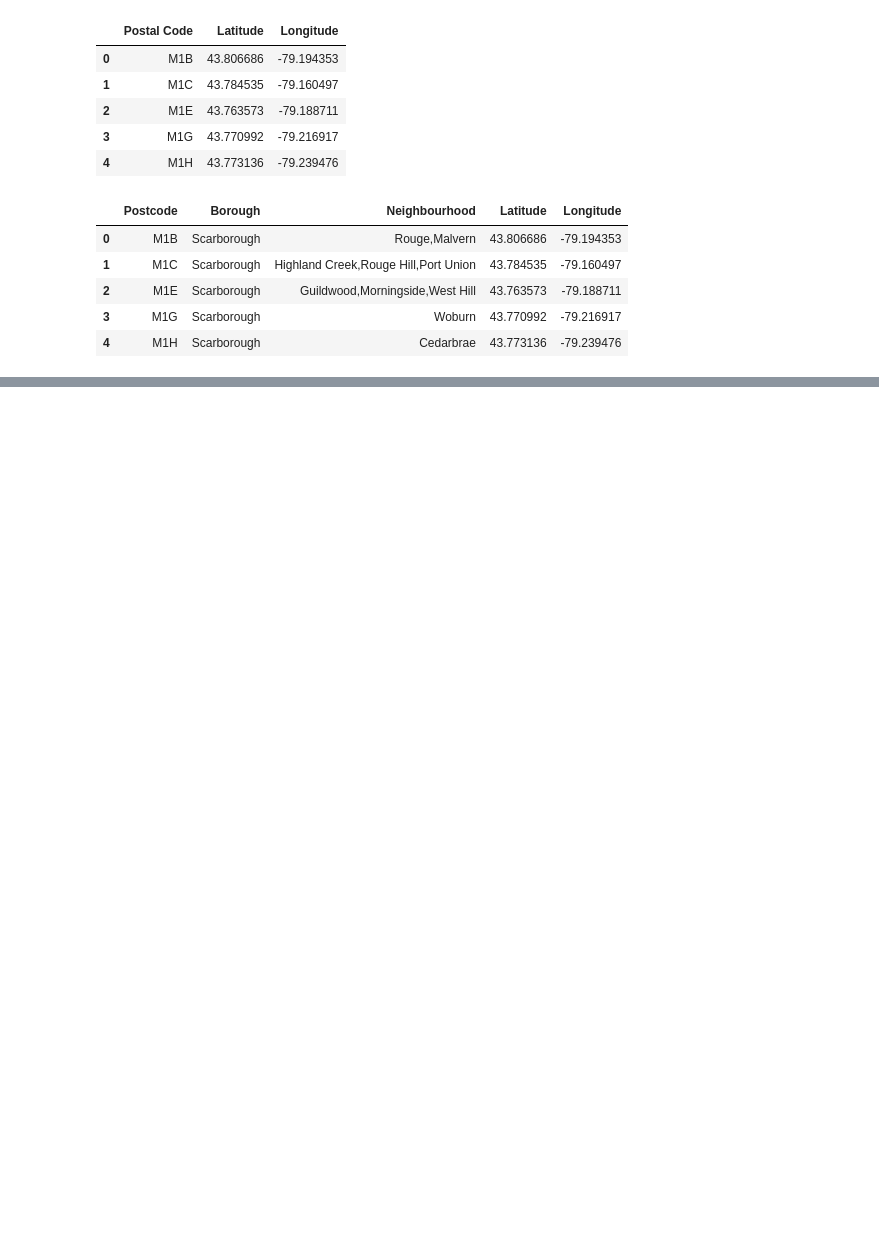
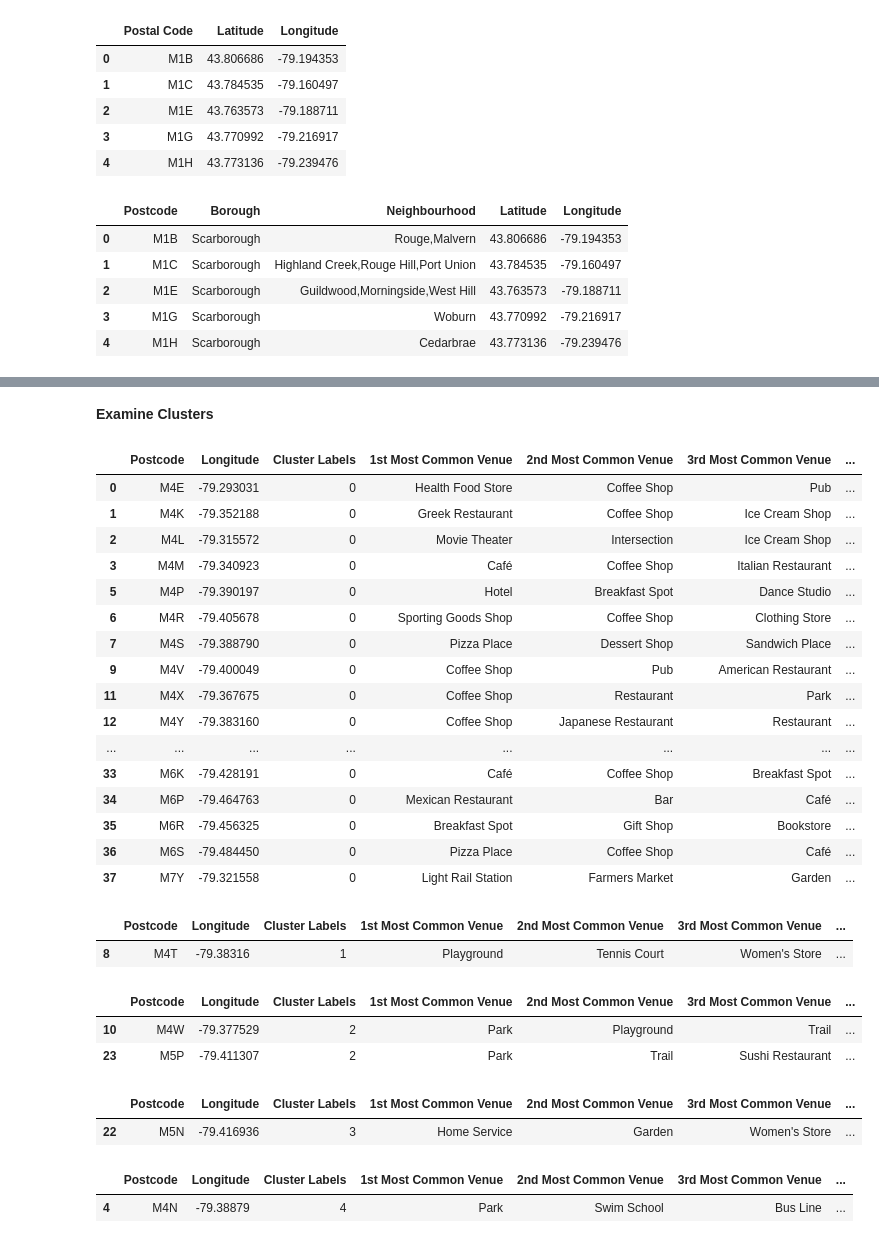
Before and after one commit to amit58/Coursera_Capstone, a Jupyter notebook: assignment.ipynb, the cells around one changed output, grey strips where cells are left out. Saved outputs shown, nothing was run; the diff lists cells and outputs as text; code cells hidden in the pictures; blank space fills up the shorter version.

```diff
--- a/assignment.ipynb
+++ b/assignment.ipynb
@@ -86,0 +459,27 @@ df.head()
+# %%
+def return_most_common_venues(row, num_top_venues):
+    row_categories = row.iloc[1:]
+    row_categories_sorted = row_categories.sort_values(ascending=False)
+
+    return row_categories_sorted.index.values[0:num_top_venues]
+# %%
+num_top_venues = 10
+
+indicators = ['st', 'nd', 'rd']
+
+# create columns according to number of top venues
+columns = ['Neighborhood']
+for ind in np.arange(num_top_venues):
+    try:
+        columns.append('{}{} Most Common Venue'.format(ind+1, indicators[ind]))
+    except:
+        columns.append('{}th Most Common Venue'.format(ind+1))
+
+# create a new dataframe
+neighborhoods_venues_sorted = pd.DataFrame(columns=columns)
+neighborhoods_venues_sorted['Neighborhood'] = toronto_grouped['Neighborhood']
+
+for ind in np.arange(toronto_grouped.shape[0]):
+    neighborhoods_venues_sorted.iloc[ind, 1:] = return_most_common_venues(toronto_grouped.iloc[ind, :], num_top_venues)
+
+neighborhoods_venues_sorted.head()
@@ -86,0 +508,5 @@ df.head()
+# %%
+# merge toronto_grouped with toronto_data to add latitude/longitude for each neighborhood
+toronto_merged = toronto_merged.join(neighborhoods_venues_sorted.set_index('Neighborhood'), on='Neighbourhood')
+
+toronto_merged.head() # check the last columns!
@@ -86,0 +548,43 @@ df.head()
+# %% [markdown]
+**Examine Clusters**
+# %%
+toronto_merged.loc[toronto_merged['Cluster Labels'] == 0, toronto_merged.columns[[1] + list(range(5, toronto_merged.shape[1]))]]
+# %% [output]
+|  | Postcode | Longitude | Cluster Labels | 1st Most Common Venue | 2nd Most Common Venue | 3rd Most Common Venue | ... |
+| 0 | M4E | -79.293031 | 0 | Health Food Store | Coffee Shop | Pub | ... |
+| 1 | M4K | -79.352188 | 0 | Greek Restaurant | Coffee Shop | Ice Cream Shop | ... |
+| 2 | M4L | -79.315572 | 0 | Movie Theater | Intersection | Ice Cream Shop | ... |
+| 3 | M4M | -79.340923 | 0 | Café | Coffee Shop | Italian Restaurant | ... |
+| 5 | M4P | -79.390197 | 0 | Hotel | Breakfast Spot | Dance Studio | ... |
+| 6 | M4R | -79.405678 | 0 | Sporting Goods Shop | Coffee Shop | Clothing Store | ... |
+| 7 | M4S | -79.388790 | 0 | Pizza Place | Dessert Shop | Sandwich Place | ... |
+| 9 | M4V | -79.400049 | 0 | Coffee Shop | Pub | American Restaurant | ... |
+| 11 | M4X | -79.367675 | 0 | Coffee Shop | Restaurant | Park | ... |
+| 12 | M4Y | -79.383160 | 0 | Coffee Shop | Japanese Restaurant | Restaurant | ... |
+| ... | ... | ... | ... | ... | ... | ... | ... |
+| 33 | M6K | -79.428191 | 0 | Café | Coffee Shop | Breakfast Spot | ... |
+| 34 | M6P | -79.464763 | 0 | Mexican Restaurant | Bar | Café | ... |
+| 35 | M6R | -79.456325 | 0 | Breakfast Spot | Gift Shop | Bookstore | ... |
+| 36 | M6S | -79.484450 | 0 | Pizza Place | Coffee Shop | Café | ... |
+| 37 | M7Y | -79.321558 | 0 | Light Rail Station | Farmers Market | Garden | ... |
+# %%
+toronto_merged.loc[toronto_merged['Cluster Labels'] == 1, toronto_merged.columns[[1] + list(range(5, toronto_merged.shape[1]))]]
+# %% [output]
+|  | Postcode | Longitude | Cluster Labels | 1st Most Common Venue | 2nd Most Common Venue | 3rd Most Common Venue | ... |
+| 8 | M4T | -79.38316 | 1 | Playground | Tennis Court | Women's Store | ... |
+# %%
+toronto_merged.loc[toronto_merged['Cluster Labels'] == 2, toronto_merged.columns[[1] + list(range(5, toronto_merged.shape[1]))]]
+# %% [output]
+|  | Postcode | Longitude | Cluster Labels | 1st Most Common Venue | 2nd Most Common Venue | 3rd Most Common Venue | ... |
+| 10 | M4W | -79.377529 | 2 | Park | Playground | Trail | ... |
+| 23 | M5P | -79.411307 | 2 | Park | Trail | Sushi Restaurant | ... |
+# %%
+toronto_merged.loc[toronto_merged['Cluster Labels'] == 3, toronto_merged.columns[[1] + list(range(5, toronto_merged.shape[1]))]]
+# %% [output]
+|  | Postcode | Longitude | Cluster Labels | 1st Most Common Venue | 2nd Most Common Venue | 3rd Most Common Venue | ... |
+| 22 | M5N | -79.416936 | 3 | Home Service | Garden | Women's Store | ... |
+# %%
+toronto_merged.loc[toronto_merged['Cluster Labels'] == 4, toronto_merged.columns[[1] + list(range(5, toronto_merged.shape[1]))]]
+# %% [output]
+|  | Postcode | Longitude | Cluster Labels | 1st Most Common Venue | 2nd Most Common Venue | 3rd Most Common Venue | ... |
+| 4 | M4N | -79.38879 | 4 | Park | Swim School | Bus Line | ... |
```
Also changed, not shown: parts of 41 cells of this notebook.
